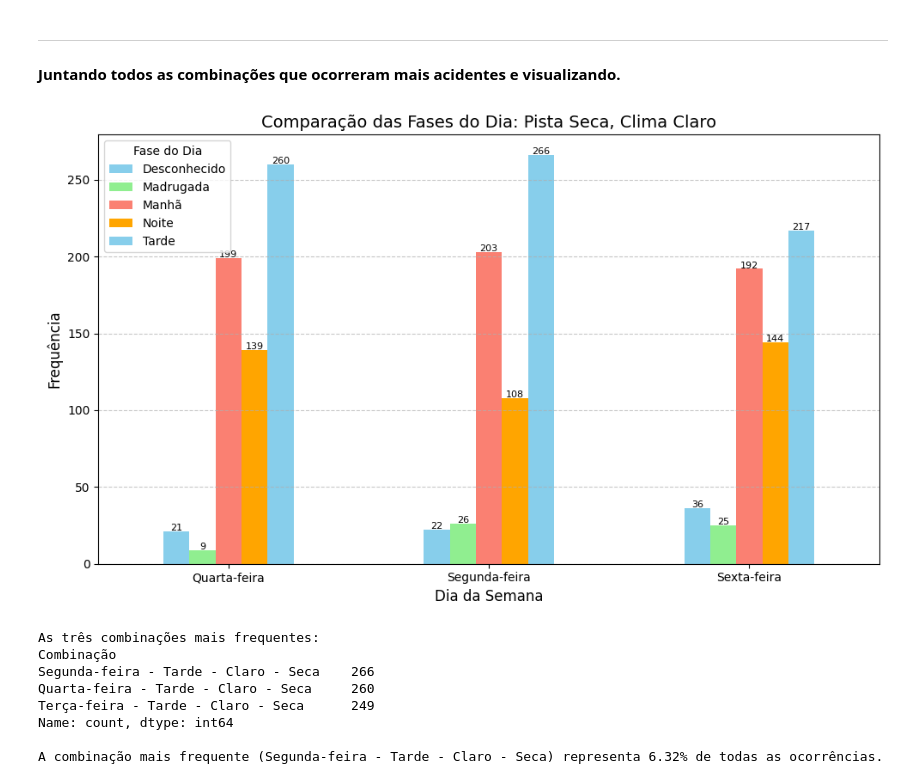
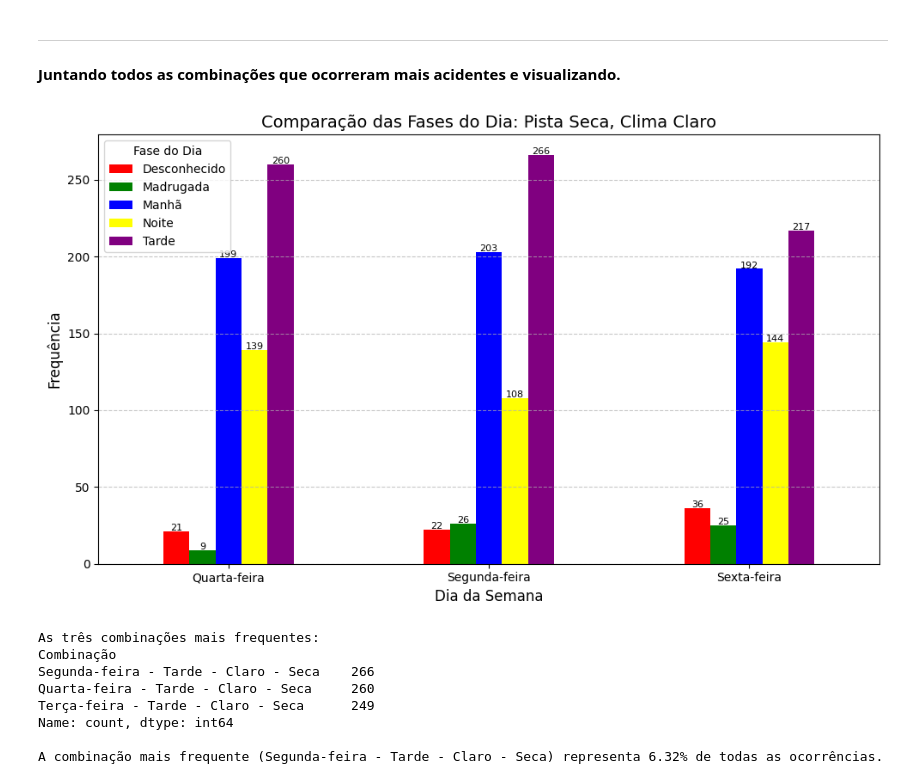
Before and after one commit to EduardaSantosDiniz/Quando-Acidente-Mais-Acontecem, a Jupyter notebook: Acidentes_Transito.ipynb, the cells around one changed output. Cells and saved outputs as stored; diff of their text form; code cells hidden in the pictures.

```diff
--- a/Acidentes_Transito.ipynb
+++ b/Acidentes_Transito.ipynb
@@ -134,31 +135,41 @@ plt.show()
 
 **Juntando todos as combinações que ocorreram mais acidentes e visualizando.**
 # %%
+import matplotlib.pyplot as plt
+
+# Filtrando os dados
 filtro = (df['Pista'] == 'Seca') & (df['Clima'] == 'Claro') & (df['Dia'].isin(['Segunda-feira', 'Quarta-feira', 'Sexta-feira']))
 df_filtrado = df[filtro]
 
+# Agrupando os dados por Dia e Fase do Dia
 contagem_fases = df_filtrado.groupby(['Dia', 'Fase']).size().unstack(fill_value=0)
 
+# Definindo as cores desejadas
+cores = ['red', 'green', 'blue', 'yellow', 'purple']  # Vermelho, Verde, Azul, Amarelo, Roxo
+
+# Criando o gráfico de barras
 fig, ax = plt.subplots(figsize=(10, 6))
-contagem_fases.plot(kind='bar', ax=ax, color=['skyblue', 'lightgreen', 'salmon', 'orange'])
+contagem_fases.plot(kind='bar', ax=ax, color=cores[:len(contagem_fases.columns)])  # Ajusta o número de cores
 
+# Adicionando os valores nas barras
 for barra in ax.patches:
     valor = barra.get_height()
     if valor > 0:
         ax.text(barra.get_x() + barra.get_width() / 2, valor + 0.5,
                 str(int(valor)), ha='center', fontsize=8, color='black')
 
+# Configurações do gráfico
 plt.title('Comparação das Fases do Dia: Pista Seca, Clima Claro', fontsize=14)
 plt.xlabel('Dia da Semana', fontsize=12)
 plt.ylabel('Frequência', fontsize=12)
 plt.xticks(rotation=0)
 plt.legend(title='Fase do Dia', fontsize=10)
 plt.grid(axis='y', linestyle='--', alpha=0.7)
 
 plt.tight_layout()
 plt.show()
 # %% [output]
-[figure, old version]
+[figure, new version]
 # %%
 import pandas as pd
 import matplotlib.pyplot as plt
```
Also changed, not shown: parts of 2 cells of this notebook.
